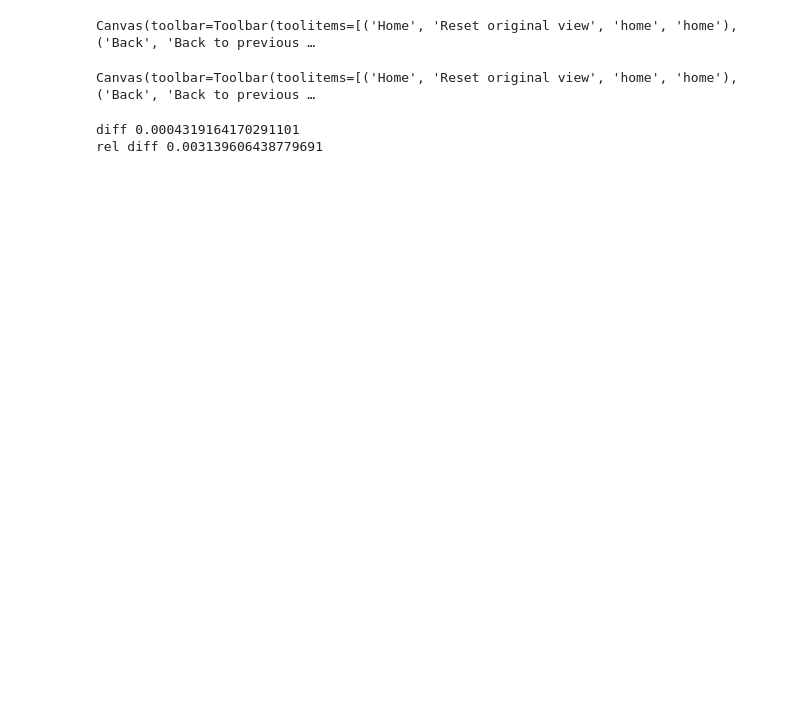
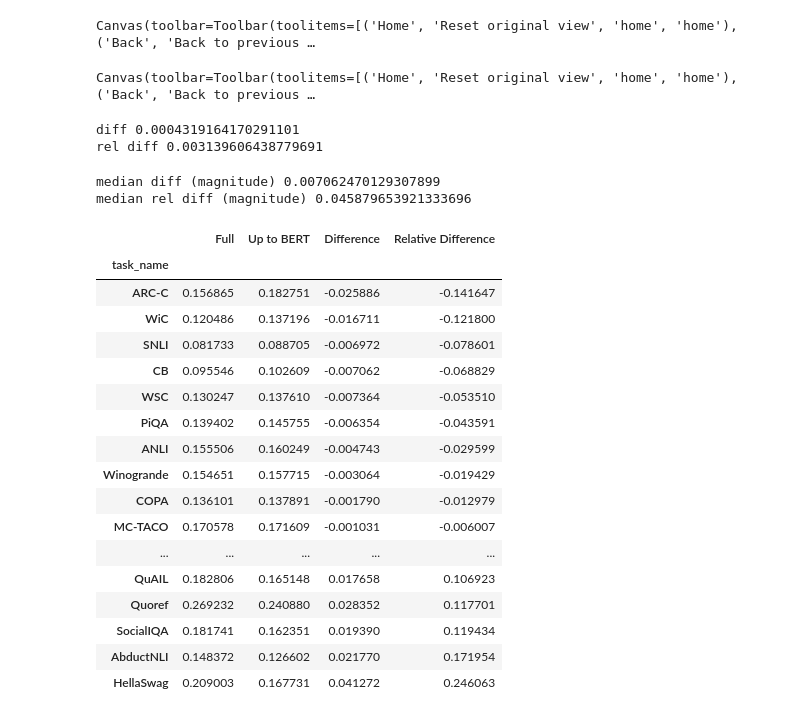
Before and after one commit to nyu-mll/nlu-test-sets, a Jupyter notebook: irt_scripts/follow_up.ipynb, the cells around one changed output. Cells and saved outputs as stored; diff of their text form; code cells hidden in the pictures; blank space fills up the shorter version.

```diff
--- a/irt_scripts/follow_up.ipynb
+++ b/irt_scripts/follow_up.ipynb
@@ -344,7 +344,7 @@ wsc acc: 0.6154
 # %%
 # set to False if run for the first time
 # note that this will take sometimes to run if the datasets are big
-load_from_cache = False
+load_from_cache = True
 # %%
 # distribution and transformation
 alpha_dist = 'log-normal'
@@ -469,3 +484,8 @@ leh_scores_plot = pd.concat([leh_scores_plot, task_name_format], axis=1)
+# %%
+leh_75 = leh_scores_plot.groupby(by='task_name').quantile(q=0.75).reset_index()
+
+with open(os.path.join('plot_stats_pickles', f'LEH_75qtile.p'), 'wb') as f:
+    pickle.dump(leh_75, f)
 # %%
 task_metadata.set_index("taskname", inplace=True)
 # %% [markdown]
@@ -761,7 +671,7 @@ With gamma: 0.12033600391590196
 # %%
 # set to False if run for the first time
 # note that this will take sometimes to run if the datasets are big
-load_from_cache_trimmed = False
+load_from_cache_trimmed = True
 # %%
 # distribution and transformation
 alpha_dist = 'log-normal'
@@ -805,7 +715,7 @@ else:
     )
 
     os.makedirs('plot_stats_pickles_trimmed_model', exist_ok=True)
-    for key, value in param_plot_stats.items():
+    for key, value in param_plot_stats_trimmed.items():
         with open(os.path.join('plot_stats_pickles_trimmed_model', f'{key}.p'), 'wb') as f:
             pickle.dump(value, f)
 # %%
@@ -1061,3 +987,30 @@ print('rel diff', leh_tasks_qtile['rel_diff'].median())
 # %% [output]
 diff 0.0004319164170291101
 rel diff 0.003139606438779691
+# %%
+print('median diff (magnitude)', leh_tasks_qtile['diff'].abs().median())
+print('median rel diff (magnitude)', leh_tasks_qtile['rel_diff'].abs().median())
+# %% [output]
+median diff (magnitude) 0.007062470129307899
+median rel diff (magnitude) 0.045879653921333696
+# %%
+leh_tasks_qtile.rename(columns={'BERT':'Up to BERT', 'diff':'Difference', 'rel_diff':'Relative Difference'}).sort_values(by='Relative Difference')
+# %% [output]
+|  | Full | Up to BERT | Difference | Relative Difference |
+| task_name |  |  |  |  |
+| ARC-C | 0.156865 | 0.182751 | -0.025886 | -0.141647 |
+| WiC | 0.120486 | 0.137196 | -0.016711 | -0.121800 |
+| SNLI | 0.081733 | 0.088705 | -0.006972 | -0.078601 |
+| CB | 0.095546 | 0.102609 | -0.007062 | -0.068829 |
+| WSC | 0.130247 | 0.137610 | -0.007364 | -0.053510 |
+| PiQA | 0.139402 | 0.145755 | -0.006354 | -0.043591 |
+| ANLI | 0.155506 | 0.160249 | -0.004743 | -0.029599 |
+| Winogrande | 0.154651 | 0.157715 | -0.003064 | -0.019429 |
+| COPA | 0.136101 | 0.137891 | -0.001790 | -0.012979 |
+| MC-TACO | 0.170578 | 0.171609 | -0.001031 | -0.006007 |
+| ... | ... | ... | ... | ... |
+| QuAIL | 0.182806 | 0.165148 | 0.017658 | 0.106923 |
+| Quoref | 0.269232 | 0.240880 | 0.028352 | 0.117701 |
+| SocialIQA | 0.181741 | 0.162351 | 0.019390 | 0.119434 |
+| AbductNLI | 0.148372 | 0.126602 | 0.021770 | 0.171954 |
+| HellaSwag | 0.209003 | 0.167731 | 0.041272 | 0.246063 |
```
Also changed, not shown: parts of 16 cells of this notebook, 1 other file.
